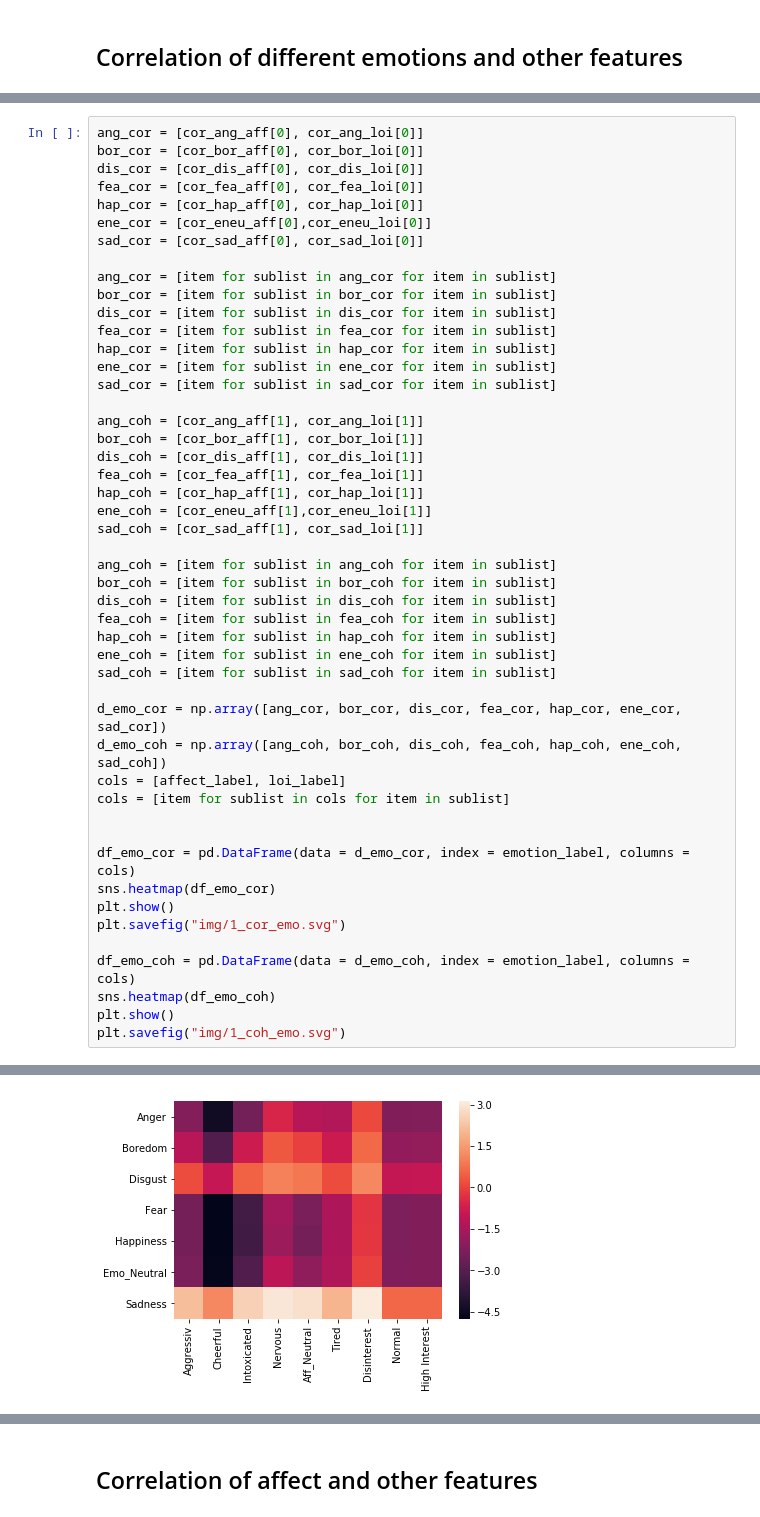
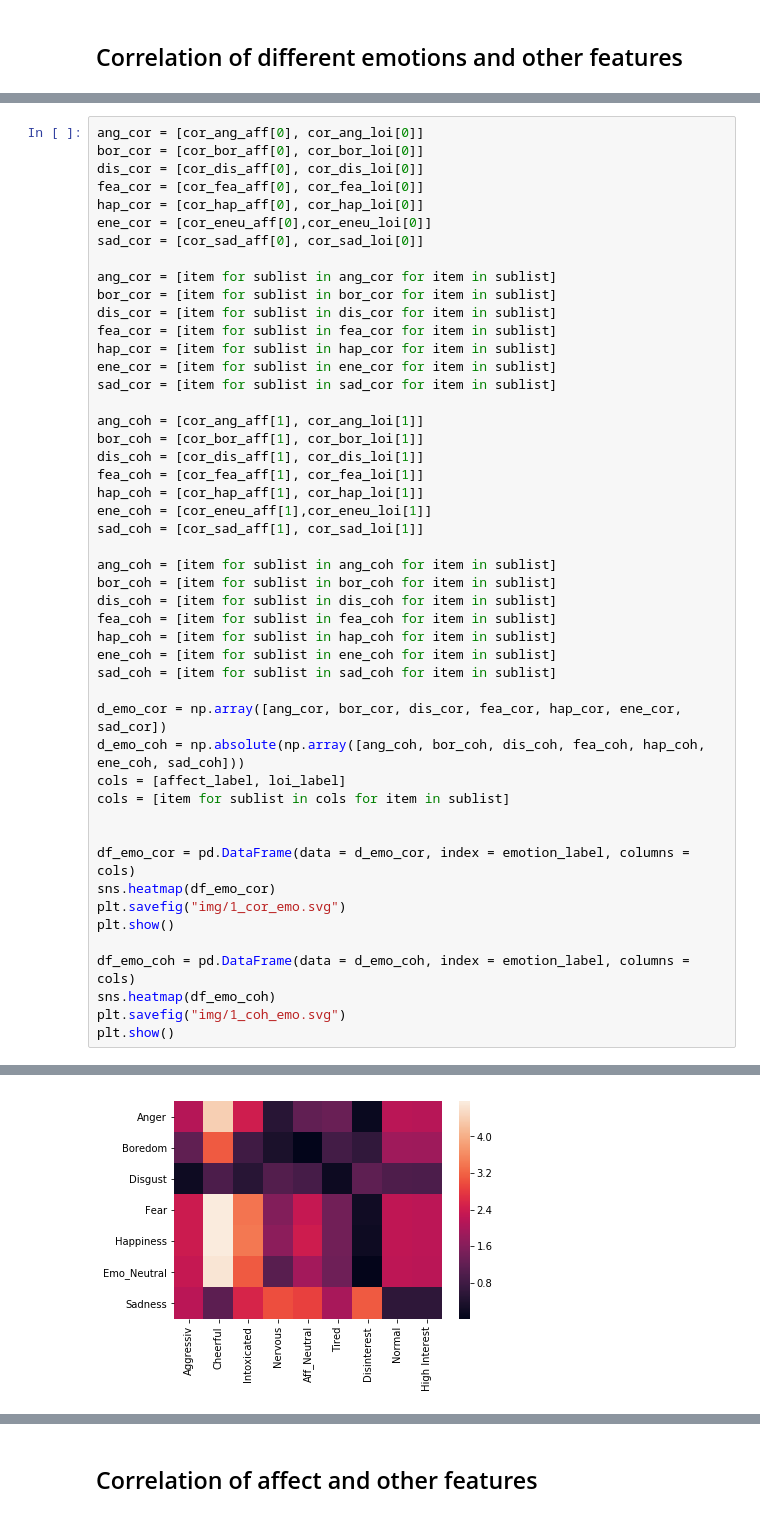
Before and after one commit to EJKraft/MasterThesis, a Jupyter notebook: Analysis/1_General_Analysis_CHI_2019/3_OpenSMILE_Correlation.ipynb, the cells around one changed output, grey strips where cells are left out. Drawn from its saved outputs; the diff is of its cells as text.

```diff
--- a/Analysis/1_General_Analysis_CHI_2019/3_OpenSMILE_Correlation.ipynb
+++ b/Analysis/1_General_Analysis_CHI_2019/3_OpenSMILE_Correlation.ipynb
@@ -235,34 +226,34 @@ sad_cor = [item for sublist in sad_cor for item in sublist]
 ang_coh = [cor_ang_aff[1], cor_ang_loi[1]]
 bor_coh = [cor_bor_aff[1], cor_bor_loi[1]]
 dis_coh = [cor_dis_aff[1], cor_dis_loi[1]]
 fea_coh = [cor_fea_aff[1], cor_fea_loi[1]]
 hap_coh = [cor_hap_aff[1], cor_hap_loi[1]]
 ene_coh = [cor_eneu_aff[1],cor_eneu_loi[1]]
 sad_coh = [cor_sad_aff[1], cor_sad_loi[1]]
 
 ang_coh = [item for sublist in ang_coh for item in sublist]
 bor_coh = [item for sublist in bor_coh for item in sublist]
 dis_coh = [item for sublist in dis_coh for item in sublist]
 fea_coh = [item for sublist in fea_coh for item in sublist]
 hap_coh = [item for sublist in hap_coh for item in sublist]
 ene_coh = [item for sublist in ene_coh for item in sublist]
 sad_coh = [item for sublist in sad_coh for item in sublist]
 
 d_emo_cor = np.array([ang_cor, bor_cor, dis_cor, fea_cor, hap_cor, ene_cor, sad_cor])
-d_emo_coh = np.array([ang_coh, bor_coh, dis_coh, fea_coh, hap_coh, ene_coh, sad_coh])
+d_emo_coh = np.absolute(np.array([ang_coh, bor_coh, dis_coh, fea_coh, hap_coh, ene_coh, sad_coh]))
 cols = [affect_label, loi_label]
 cols = [item for sublist in cols for item in sublist]
 
 
 df_emo_cor = pd.DataFrame(data = d_emo_cor, index = emotion_label, columns = cols)
 sns.heatmap(df_emo_cor)
+plt.savefig("img/1_cor_emo.svg")
 plt.show()
-plt.savefig("img/1_cor_emo.svg")
 
 df_emo_coh = pd.DataFrame(data = d_emo_coh, index = emotion_label, columns = cols)
 sns.heatmap(df_emo_coh)
+plt.savefig("img/1_coh_emo.svg")
 plt.show()
-plt.savefig("img/1_coh_emo.svg")
 # %% [output]
 [figure]
-[figure, old version]
+[figure, new version]
```
Also changed, not shown: parts of 5 cells of this notebook, 51 other files.
